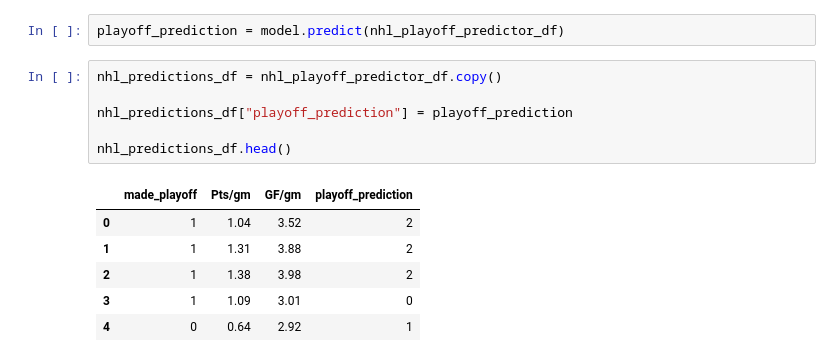
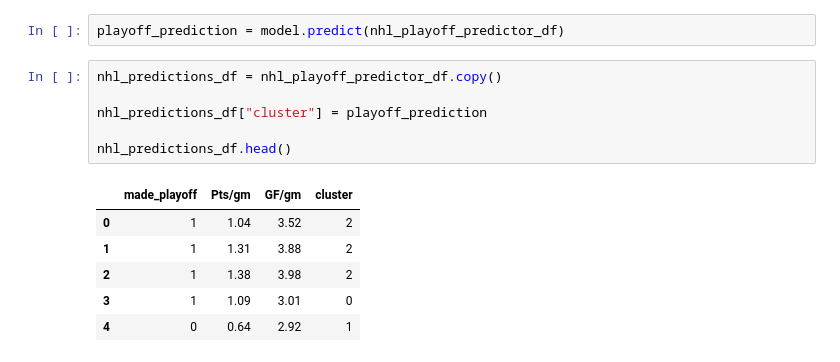
Before and after one commit to samwallach7/NHL_Analysis, a Jupyter notebook: sam/nhl_playoff_testing.ipynb, the cells around one changed output. Cells and saved outputs as stored; diff of their text form.

```diff
--- a/sam/nhl_playoff_testing.ipynb
+++ b/sam/nhl_playoff_testing.ipynb
@@ -83,11 +87,11 @@ playoff_prediction = model.predict(nhl_playoff_predictor_df)
 # %%
 nhl_predictions_df = nhl_playoff_predictor_df.copy()
 
-nhl_predictions_df["playoff_prediction"] = playoff_prediction
+nhl_predictions_df["cluster"] = playoff_prediction
 
 nhl_predictions_df.head()
 # %% [output]
-|  | made_playoff | Pts/gm | GF/gm | playoff_prediction |
+|  | made_playoff | Pts/gm | GF/gm | cluster |
 | 0 | 1 | 1.04 | 3.52 | 2 |
 | 1 | 1 | 1.31 | 3.88 | 2 |
 | 2 | 1 | 1.38 | 3.98 | 2 |
```
Also changed, not shown: parts of 3 cells of this notebook, 4 other files.
